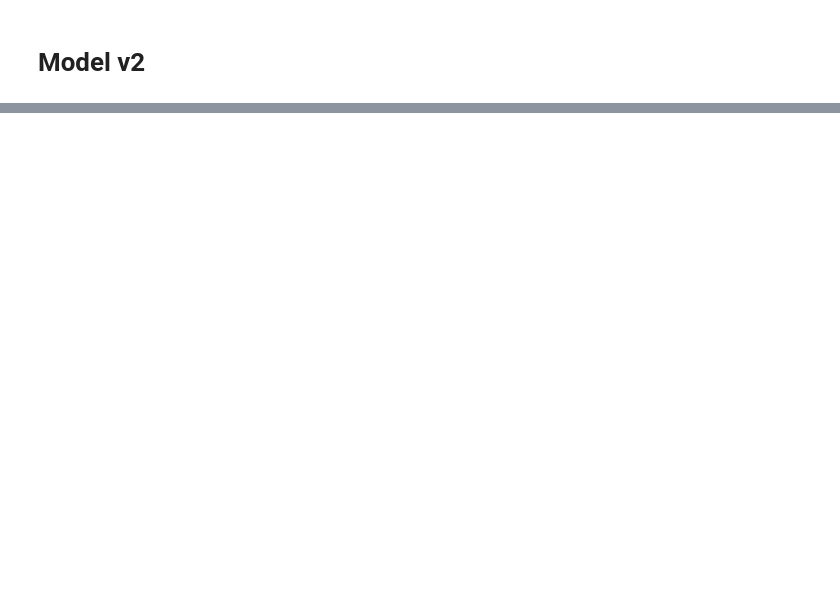
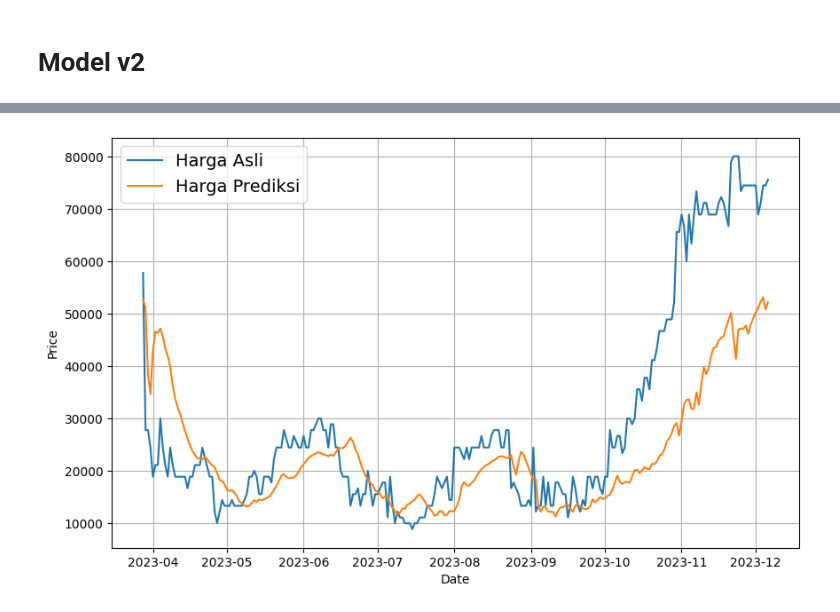
Before and after one commit to Topi-Batu/TaniLink-ML-Model, a Jupyter notebook: Topi Batu_ML_Development_Revision.ipynb, the cells around one changed output, grey strips where cells are left out. Saved outputs shown, nothing was run; the diff lists cells and outputs as text; code cells hidden in the pictures; blank space fills up the shorter version.

```diff
--- a/Topi Batu_ML_Development_Revision.ipynb
+++ b/Topi Batu_ML_Development_Revision.ipynb
@@ -238,0 +566,27 @@ plt.show()
+# %%
+# Window Dataset
+train_set = windowed_dataset(x_train, window_size, batch_size, shuffle_buffer_size)
+valid_set = windowed_dataset(x_valid, window_size, batch_size, shuffle_buffer_size)
+# %%
+model = tf.keras.models.Sequential([
+    tf.keras.layers.Conv1D(filters=32, kernel_size=5, strides=1, padding='same', activation="relu", input_shape=[None, 1]),
+    tf.keras.layers.GRU(32, return_sequences=True),
+    tf.keras.layers.GRU(64),
+    tf.keras.layers.Dense(64, activation="relu"),
+    tf.keras.layers.Dense(128, activation="relu"),
+    tf.keras.layers.Dense(1),
+    tf.keras.layers.Lambda(lambda x: x * 400)
+
+])
+# %%
+model.compile(loss='mse', optimizer='adam', metrics=['mae'])
+
+# Callback untuk mencegah overfitting
+early_stopping = tf.keras.callbacks.EarlyStopping(
+    monitor='val_mae',
+    patience=10,
+    restore_best_weights=True
+)
+
+#Training Model
+model.fit(train_set, epochs=100, validation_data=valid_set)
@@ -238,0 +612,7 @@ plt.show()
+# %%
+forecast = []
+for time in range(len(prices) - window_size):
+    forecast.append(model.predict(prices[time:time + window_size][np.newaxis]))
+
+forecast = forecast[split_time-window_size:]
+results = np.array(forecast)[:, 0, 0]
@@ -238,0 +637,9 @@ plt.show()
+# %%
+plt.figure(figsize=(10, 6))
+
+plot_series(time_step[split_time:], x_valid * max, label='Harga Asli')
+plot_series(time_step[split_time:], results * max, label='Harga Prediksi')
+
+plt.show()
+# %% [output]
+[figure, added]
```
Also changed, not shown: parts of 53 cells of this notebook, 7 other files.
